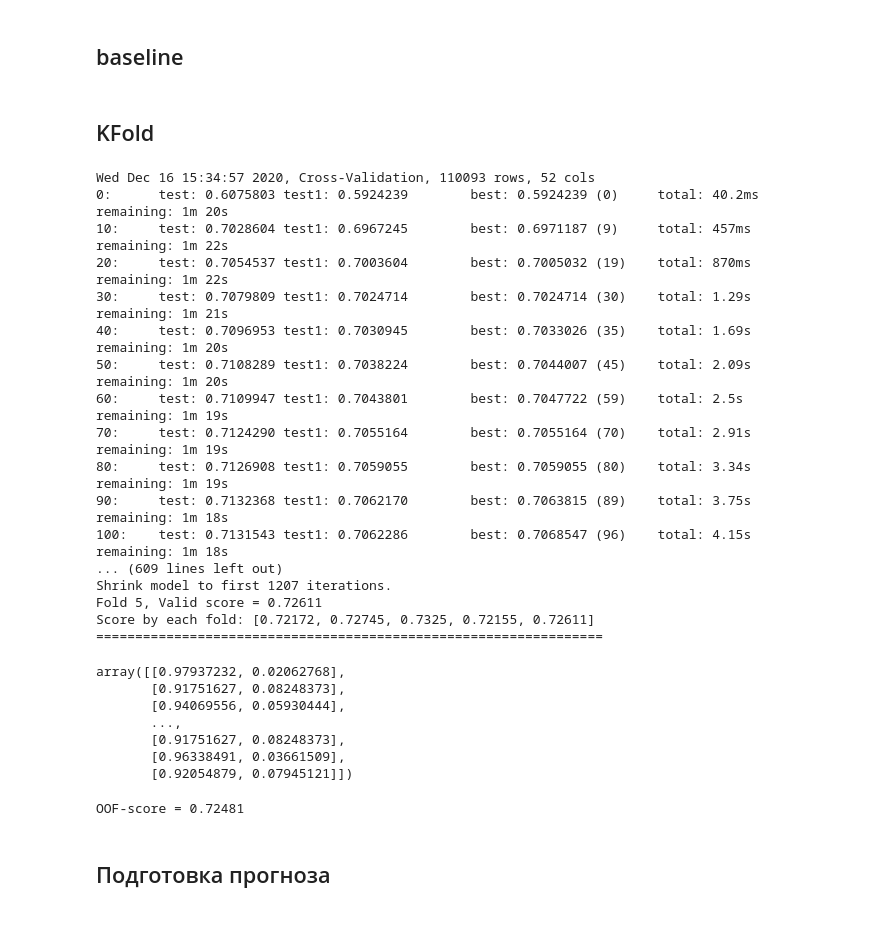
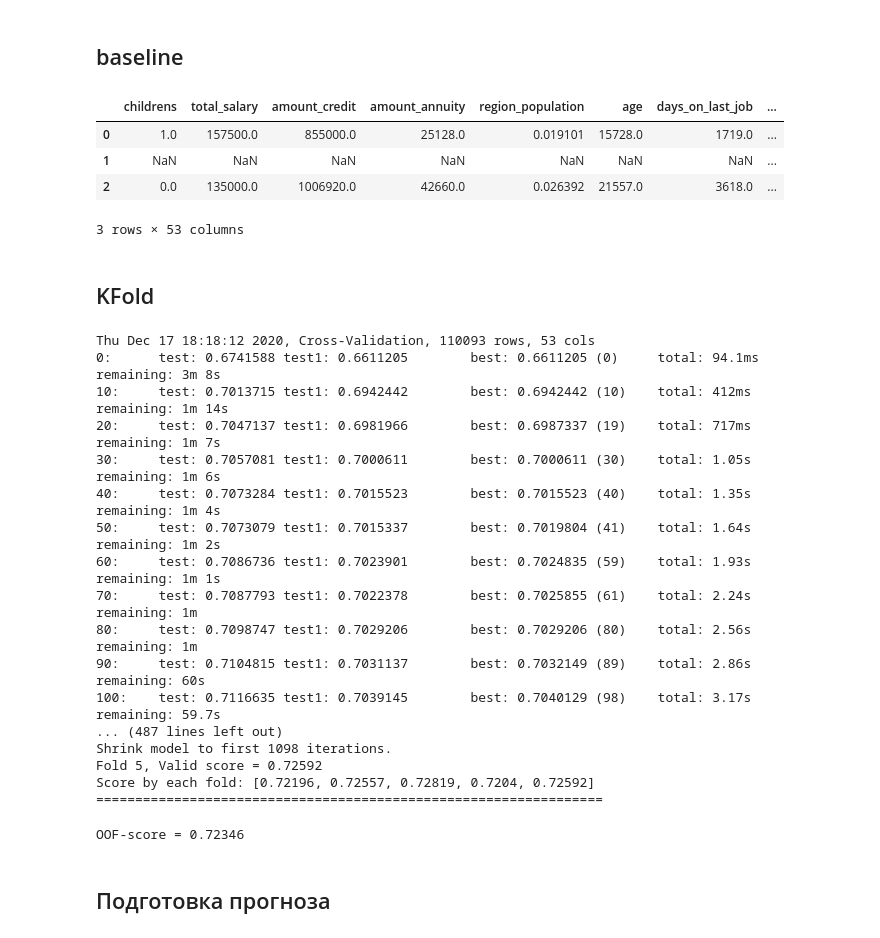
Before and after one commit to kokorozaci/Data_analysis_algorithms, a Jupyter notebook: Data_analysis_Kaggle/dz_06/dz_06.ipynb, the cells around one changed output. Drawn from its saved outputs; the diff is of its cells as text; code cells hidden in the pictures.

```diff
--- a/Data_analysis_Kaggle/dz_06/dz_06.ipynb
+++ b/Data_analysis_Kaggle/dz_06/dz_06.ipynb
@@ -344,6 +356,12 @@ class TargetEncoding(BaseEstimator, TransformerMixin):
+# %%
+test['family_status'] = test['family_status'].replace('Unknown', 'Married')
+# %%
+train = train.replace('XNA', np.NaN)
+test = test.replace('XNA', np.NaN)
 # %%
 encoder = TargetEncoding(alpha=10)
-for feature in categorial:
+for feature in ['family_status','education_level' ]:
     train[f'num_{feature}'] = encoder.fit_transform(train[feature], target).astype('float64')
+    test[f'num_{feature}'] = encoder.transform(test[feature]).astype('float64')
 # %%
-train.drop(categorial, axis=1, inplace=True)
+train.drop(['family_status','education_level' ], axis=1, inplace=True)
@@ -350,3 +370,11 @@ train.drop(categorial, axis=1, inplace=True)
+# %%
+train.head(3)
+# %% [output]
+|  | childrens | total_salary | amount_credit | amount_annuity | region_population | age | days_on_last_job | ... |
+| 0 | 1.0 | 157500.0 | 855000.0 | 25128.0 | 0.019101 | 15728.0 | 1719.0 | ... |
+| 1 | NaN | NaN | NaN | NaN | NaN | NaN | NaN | ... |
+| 2 | 0.0 | 135000.0 | 1006920.0 | 42660.0 | 0.026392 | 21557.0 | 3618.0 | ... |
+3 rows × 53 columns
 # %% [markdown]
 ## KFold
 # %%
@@ -362,51 +390,46 @@ cb_params = {
     "l2_leaf_reg": 10,
     "early_stopping_rounds": 50,
     "thread_count": 6,
-    "random_seed": 42
+    "random_seed": 1196
 }
 
 cv = KFold(n_splits=5, random_state=1234123, shuffle=True)
 
-estimators, oof_preds = catboost_cross_validation(
-    params=cb_params, X=train, y=target, cv=cv, categorical=[]
+estimators_catboost, oof_preds_catboost = cross_validation(
+    model=cb.CatBoostClassifier(**cb_params), X=train, y=target, cv=cv, categorical=[]
 )
 # %% [output]
-Wed Dec 16 15:34:57 2020, Cross-Validation, 110093 rows, 52 cols
-0:      test: 0.6075803 test1: 0.5924239        best: 0.5924239 (0)     total: 40.2ms   remaining: 1m 20s
-10:     test: 0.7028604 test1: 0.6967245        best: 0.6971187 (9)     total: 457ms    remaining: 1m 22s
-20:     test: 0.7054537 test1: 0.7003604        best: 0.7005032 (19)    total: 870ms    remaining: 1m 22s
-30:     test: 0.7079809 test1: 0.7024714        best: 0.7024714 (30)    total: 1.29s    remaining: 1m 21s
-40:     test: 0.7096953 test1: 0.7030945        best: 0.7033026 (35)    total: 1.69s    remaining: 1m 20s
-50:     test: 0.7108289 test1: 0.7038224        best: 0.7044007 (45)    total: 2.09s    remaining: 1m 20s
-60:     test: 0.7109947 test1: 0.7043801        best: 0.7047722 (59)    total: 2.5s     remaining: 1m 19s
-70:     test: 0.7124290 test1: 0.7055164        best: 0.7055164 (70)    total: 2.91s    remaining: 1m 19s
-80:     test: 0.7126908 test1: 0.7059055        best: 0.7059055 (80)    total: 3.34s    remaining: 1m 19s
-90:     test: 0.7132368 test1: 0.7062170        best: 0.7063815 (89)    total: 3.75s    remaining: 1m 18s
-100:    test: 0.7131543 test1: 0.7062286        best: 0.7068547 (96)    total: 4.15s    remaining: 1m 18s
-... (609 lines left out)
-Shrink model to first 1207 iterations.
-Fold 5, Valid score = 0.72611
-Score by each fold: [0.72172, 0.72745, 0.7325, 0.72155, 0.72611]
+Thu Dec 17 18:18:12 2020, Cross-Validation, 110093 rows, 53 cols
+0:      test: 0.6741588 test1: 0.6611205        best: 0.6611205 (0)     total: 94.1ms   remaining: 3m 8s
+10:     test: 0.7013715 test1: 0.6942442        best: 0.6942442 (10)    total: 412ms    remaining: 1m 14s
+20:     test: 0.7047137 test1: 0.6981966        best: 0.6987337 (19)    total: 717ms    remaining: 1m 7s
+30:     test: 0.7057081 test1: 0.7000611        best: 0.7000611 (30)    total: 1.05s    remaining: 1m 6s
+40:     test: 0.7073284 test1: 0.7015523        best: 0.7015523 (40)    total: 1.35s    remaining: 1m 4s
+50:     test: 0.7073079 test1: 0.7015337        best: 0.7019804 (41)    total: 1.64s    remaining: 1m 2s
+60:     test: 0.7086736 test1: 0.7023901        best: 0.7024835 (59)    total: 1.93s    remaining: 1m 1s
+70:     test: 0.7087793 test1: 0.7022378        best: 0.7025855 (61)    total: 2.24s    remaining: 1m
+80:     test: 0.7098747 test1: 0.7029206        best: 0.7029206 (80)    total: 2.56s    remaining: 1m
+90:     test: 0.7104815 test1: 0.7031137        best: 0.7032149 (89)    total: 2.86s    remaining: 60s
+100:    test: 0.7116635 test1: 0.7039145        best: 0.7040129 (98)    total: 3.17s    remaining: 59.7s
+... (487 lines left out)
+Shrink model to first 1098 iterations.
+Fold 5, Valid score = 0.72592
+Score by each fold: [0.72196, 0.72557, 0.72819, 0.7204, 0.72592]
 =================================================================
-# %%
-estimators[0].predict_proba(train)
-# %% [output]
-array([[0.97937232, 0.02062768],
-       [0.91751627, 0.08248373],
-       [0.94069556, 0.05930444],
-       ...,
-       [0.91751627, 0.08248373],
-       [0.96338491, 0.03661509],
-       [0.92054879, 0.07945121]])
 # %%
 oof_score = roc_auc_score(
-    target, oof_preds
+    target, oof_preds_catboost
 )
 print(f"OOF-score = {round(oof_score, 5)}")
 # [0.72194, 0.72659, 0.73283, 0.72053, 0.72657]
 # OOF-score = 0.72481
+
+# OOF-score = 0.7243
+
+# [0.72087, 0.727, 0.73241, 0.72158, 0.72649
+# OOF-score = 0.72487
 # %% [output]
-OOF-score = 0.72481
+OOF-score = 0.72346
 # %% [markdown]
 ## Подготовка прогноза
 # %%
```
Also changed, not shown: parts of 42 cells of this notebook.
